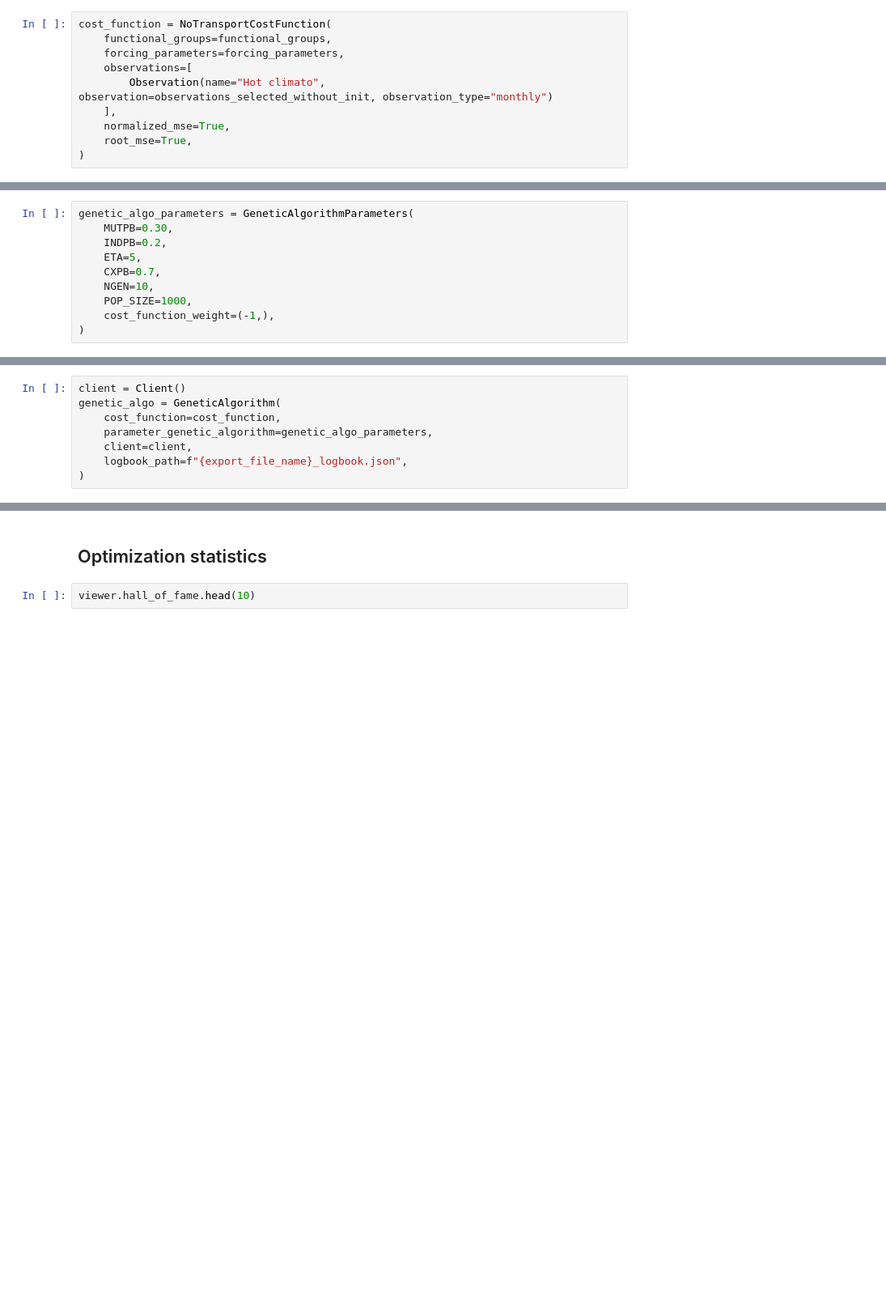
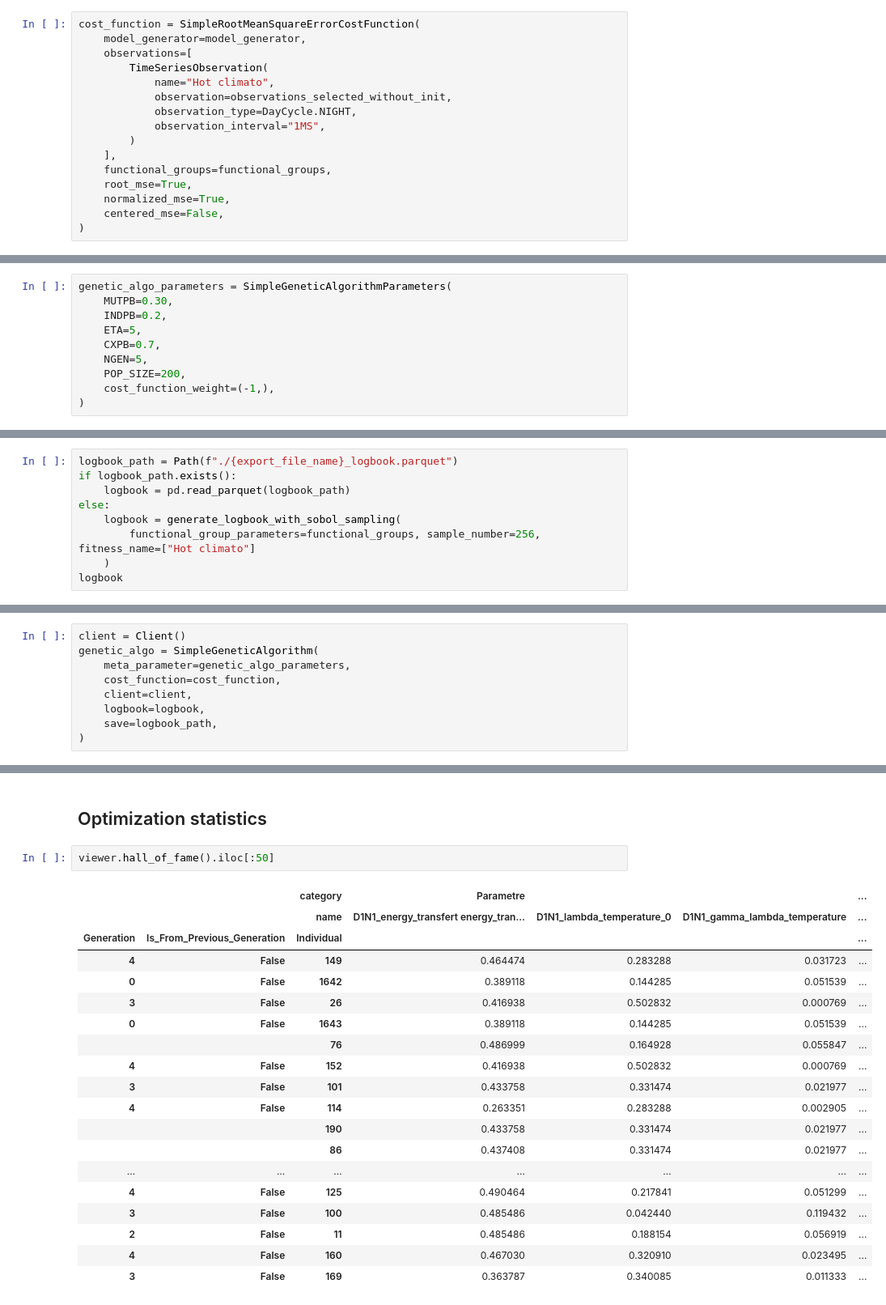
Before and after one commit to Ash12H/Seapopym-optimization, a Jupyter notebook: notebooks/4_Optimization/2_Climatological/1_Climato_HOT_1_group/SeapoPym_biomass_HOT_climato_obs_npp_1_groups_night.ipynb, the cells around one changed output, grey strips where cells are left out. Shown at 81% size. Saved outputs shown, nothing was run; the diff lists cells and outputs as text; blank space fills up the shorter version.

```diff
--- a/notebooks/4_Optimization/2_Climatological/1_Climato_HOT_1_group/SeapoPym_biomass_HOT_climato_obs_npp_1_groups_night.ipynb
+++ b/notebooks/4_Optimization/2_Climatological/1_Climato_HOT_1_group/SeapoPym_biomass_HOT_climato_obs_npp_1_groups_night.ipynb
@@ -109,22 +232,28 @@ functional_groups = [
 # %%
-cost_function = NoTransportCostFunction(
+cost_function = SimpleRootMeanSquareErrorCostFunction(
+    model_generator=model_generator,
+    observations=[
+        TimeSeriesObservation(
+            name="Hot climato",
+            observation=observations_selected_without_init,
+            observation_type=DayCycle.NIGHT,
+            observation_interval="1MS",
+        )
+    ],
     functional_groups=functional_groups,
-    forcing_parameters=forcing_parameters,
-    observations=[
-        Observation(name="Hot climato", observation=observations_selected_without_init, observation_type="monthly")
-    ],
+    root_mse=True,
     normalized_mse=True,
-    root_mse=True,
+    centered_mse=False,
 )
 # %% [markdown]
 Set the genetic algorithm meta parameters.
 # %%
-genetic_algo_parameters = GeneticAlgorithmParameters(
+genetic_algo_parameters = SimpleGeneticAlgorithmParameters(
     MUTPB=0.30,
     INDPB=0.2,
     ETA=5,
     CXPB=0.7,
-    NGEN=10,
-    POP_SIZE=1000,
+    NGEN=5,
+    POP_SIZE=200,
     cost_function_weight=(-1,),
 )
@@ -130,0 +262,9 @@ genetic_algo_parameters = GeneticAlgorithmParameters(
+# %%
+logbook_path = Path(f"./{export_file_name}_logbook.parquet")
+if logbook_path.exists():
+    logbook = pd.read_parquet(logbook_path)
+else:
+    logbook = generate_logbook_with_sobol_sampling(
+        functional_group_parameters=functional_groups, sample_number=256, fitness_name=["Hot climato"]
+    )
+logbook
@@ -132,11 +288,12 @@ genetic_algo_parameters = GeneticAlgorithmParameters(
 Finaly, create the Genetic Algorithm.
 # %%
 client = Client()
-genetic_algo = GeneticAlgorithm(
+genetic_algo = SimpleGeneticAlgorithm(
+    meta_parameter=genetic_algo_parameters,
     cost_function=cost_function,
-    parameter_genetic_algorithm=genetic_algo_parameters,
     client=client,
-    logbook_path=f"{export_file_name}_logbook.json",
+    logbook=logbook,
+    save=logbook_path,
 )
 # %% [markdown]
 And watch the magic on the Dask dashboard :
@@ -149,5 +310,25 @@ viewer = genetic_algo.optimize()
 # %% [markdown]
 ## Optimization statistics
 # %%
-viewer.hall_of_fame.head(10)
+viewer.hall_of_fame().iloc[:50]
+# %% [output]
+|  |  | category | Parametre |  |  | ... |
+|  |  | name | D1N1_energy_transfert energy_tran... | D1N1_lambda_temperature_0 | D1N1_gamma_lambda_temperature | ... |
+| Generation | Is_From_Previous_Generation | Individual |  |  |  | ... |
+| 4 | False | 149 | 0.464474 | 0.283288 | 0.031723 | ... |
+| 0 | False | 1642 | 0.389118 | 0.144285 | 0.051539 | ... |
+| 3 | False | 26 | 0.416938 | 0.502832 | 0.000769 | ... |
+| 0 | False | 1643 | 0.389118 | 0.144285 | 0.051539 | ... |
+|  |  | 76 | 0.486999 | 0.164928 | 0.055847 | ... |
+| 4 | False | 152 | 0.416938 | 0.502832 | 0.000769 | ... |
+| 3 | False | 101 | 0.433758 | 0.331474 | 0.021977 | ... |
+| 4 | False | 114 | 0.263351 | 0.283288 | 0.002905 | ... |
+|  |  | 190 | 0.433758 | 0.331474 | 0.021977 | ... |
+|  |  | 86 | 0.437408 | 0.331474 | 0.021977 | ... |
+| ... | ... | ... | ... | ... | ... | ... |
+| 4 | False | 125 | 0.490464 | 0.217841 | 0.051299 | ... |
+| 3 | False | 100 | 0.485486 | 0.042440 | 0.119432 | ... |
+| 2 | False | 11 | 0.485486 | 0.188154 | 0.056919 | ... |
+| 4 | False | 160 | 0.467030 | 0.320910 | 0.023495 | ... |
+| 3 | False | 169 | 0.363787 | 0.340085 | 0.011333 | ... |
 # %%
```
Also changed, not shown: parts of 29 cells of this notebook, 21 other files.
